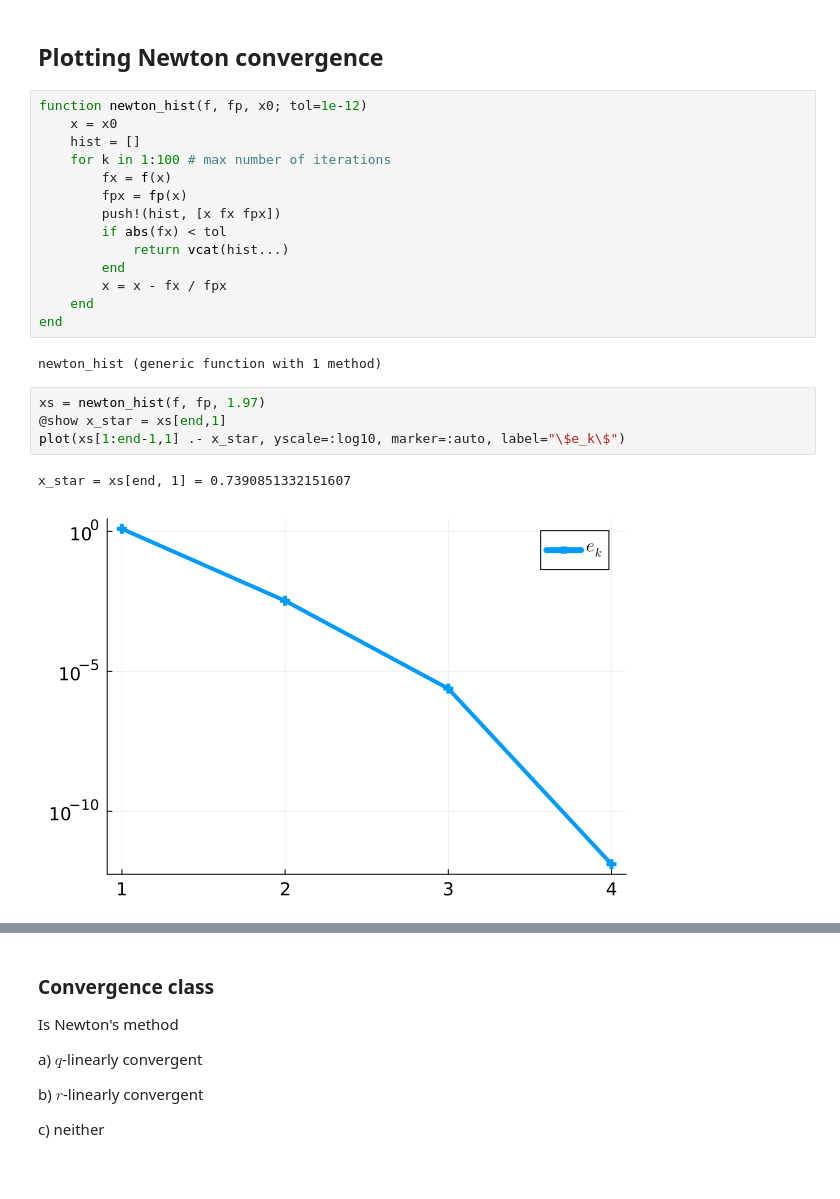
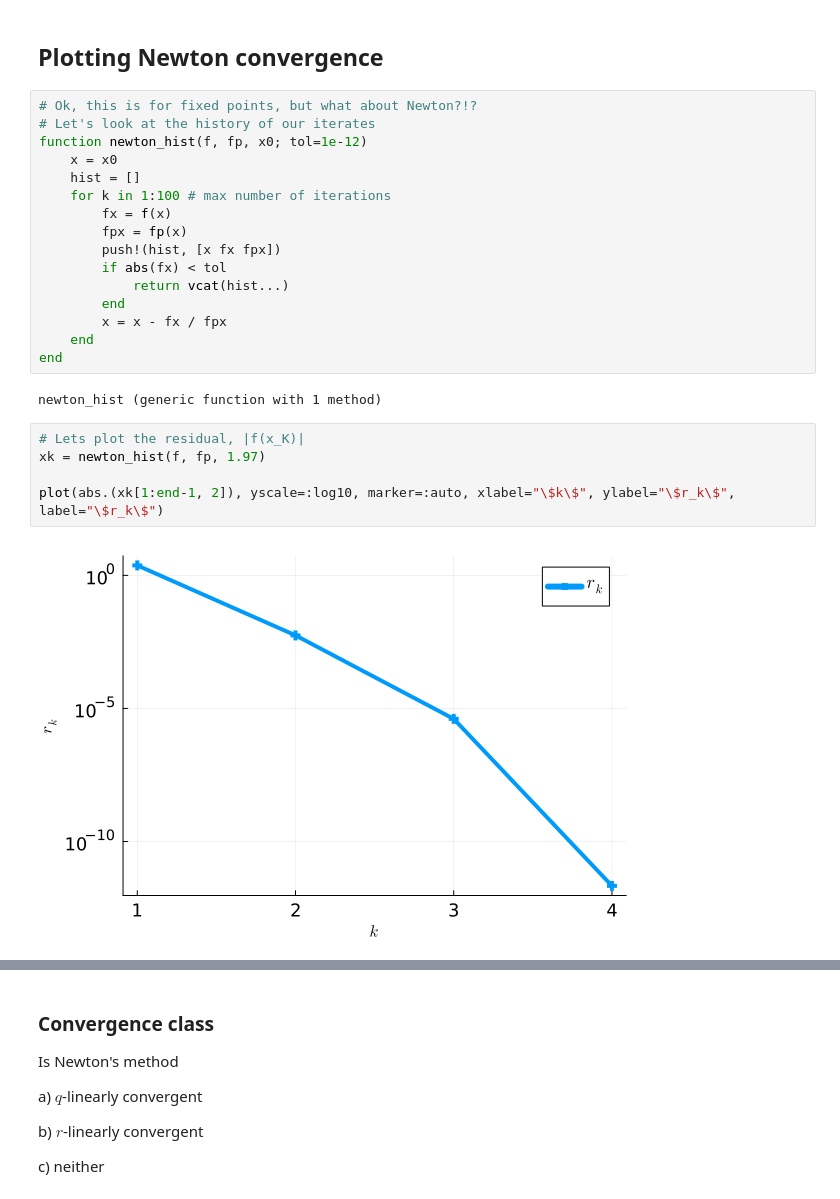
Before and after one commit to jeremylt/csci-3656-fall-2025, a Jupyter notebook: source/notebooks/2025-09-10-More-Newton.ipynb, the cells around one changed output, grey strips where cells are left out. Drawn from its saved outputs; the diff is of its cells as text; blank space fills up the shorter version.

```diff
--- a/source/notebooks/2025-09-10-More-Newton.ipynb
+++ b/source/notebooks/2025-09-10-More-Newton.ipynb
@@ -108,6 +125,8 @@ plot!(k -> abs(gp(xstar))^k, label="\$|g'|^k\$")
 # %% [markdown]
 ## Plotting Newton convergence
 # %%
+# Ok, this is for fixed points, but what about Newton?!?
+# Let's look at the history of our iterates
 function newton_hist(f, fp, x0; tol=1e-12)
     x = x0
     hist = []
@@ -124,9 +143,9 @@ end
 # %% [output]
 newton_hist (generic function with 1 method)
 # %%
-xs = newton_hist(f, fp, 1.97)
-@show x_star = xs[end,1]
-plot(xs[1:end-1,1] .- x_star, yscale=:log10, marker=:auto, label="\$e_k\$")
+# Lets plot the residual, |f(x_K)|
+xk = newton_hist(f, fp, 1.97)
+
+plot(abs.(xk[1:end-1, 2]), yscale=:log10, marker=:auto, xlabel="\$k\$", ylabel="\$r_k\$", label="\$r_k\$")
 # %% [output]
-x_star = xs[end, 1] = 0.7390851332151607
-[figure, old version]
+[figure, new version]
```
Also changed, not shown: parts of 13 cells of this notebook, 5 other files.
